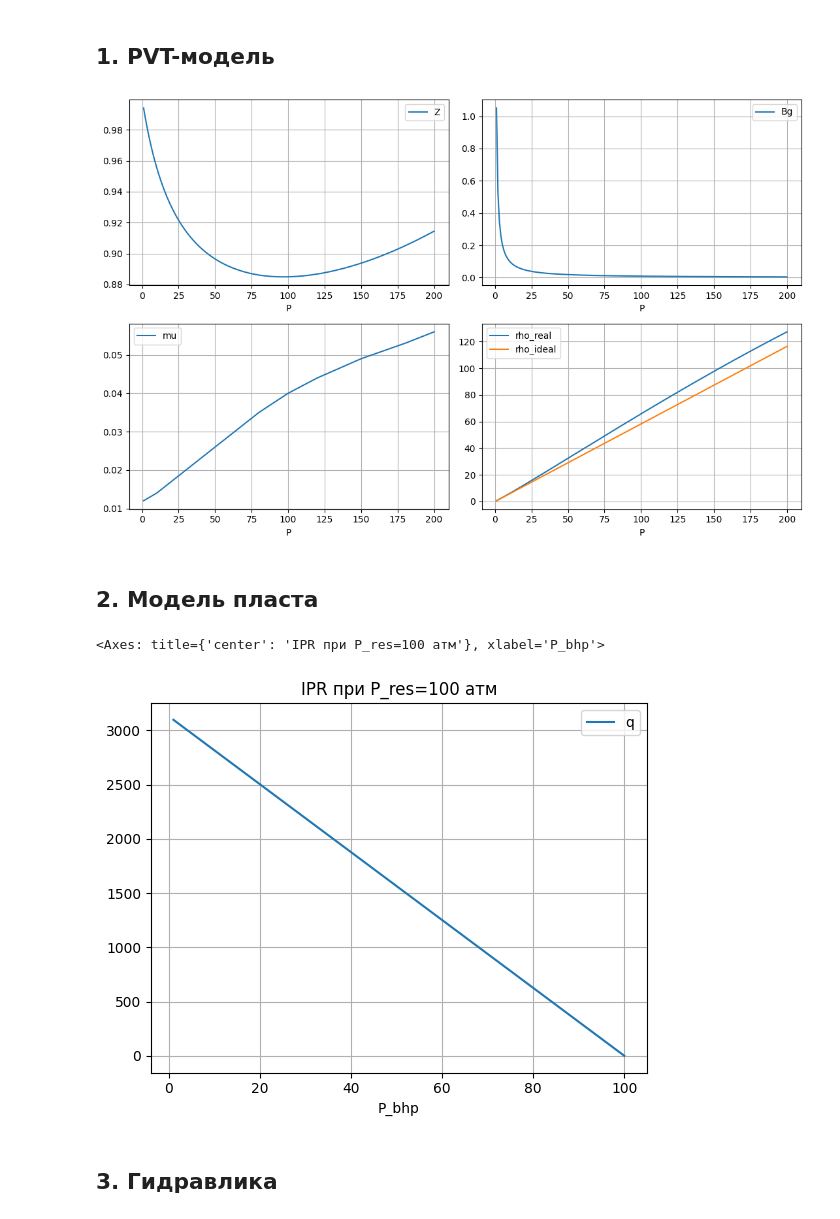
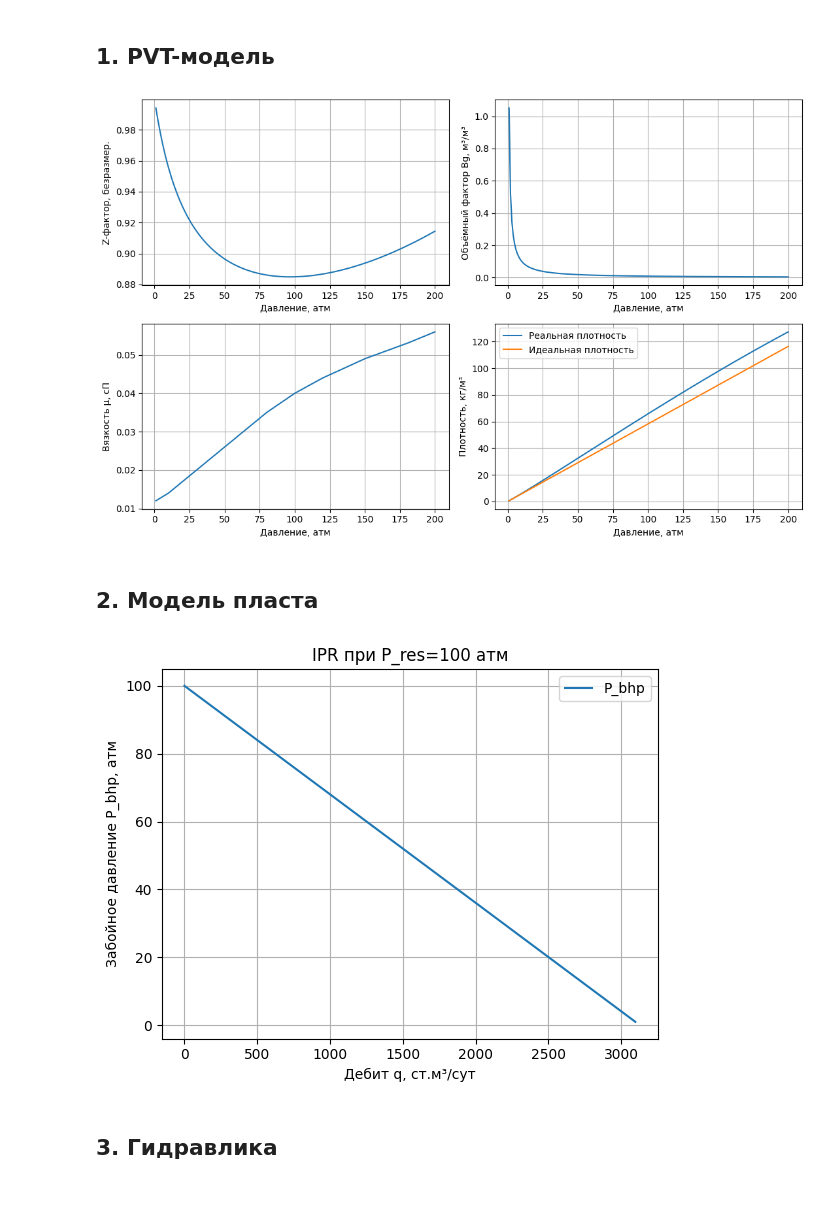
Before and after one commit to benzaiten7/gas_field_simulator, a Jupyter notebook: курсовая.ipynb, the cells around one changed output. Saved outputs shown, nothing was run; the diff lists cells and outputs as text; code cells hidden in the pictures.

```diff
--- a/курсовая.ipynb
+++ b/курсовая.ipynb
@@ -32,7 +32,11 @@ simulator = build_simulator()
 # %% [markdown]
 ## 1. PVT-модель
 # %%
+import matplotlib.pyplot as plt
+import pandas as pd
+
 pressures = list(range(1, 201))
+
 pvt = pd.DataFrame({
     'P': pressures,
     'Z': [fluid.z(p) for p in pressures],
@@ -41,24 +45,47 @@ pvt = pd.DataFrame({
     'rho_real': [fluid.ro(p) for p in pressures],
     'rho_ideal': [p * fluid.ATM_TO_PA * fluid.M / (fluid.R * fluid.T) for p in pressures],
 })
+
 fig, axes = plt.subplots(2, 2, figsize=(11, 7))
-pvt.plot(x='P', y='Z', ax=axes[0, 0], grid=True)
-pvt.plot(x='P', y='Bg', ax=axes[0, 1], grid=True)
-pvt.plot(x='P', y='mu', ax=axes[1, 0], grid=True)
+
+# График 1: Z-фактор
+pvt.plot(x='P', y='Z', ax=axes[0, 0], grid=True, legend=False)
+axes[0, 0].set_xlabel('Давление, атм')
+axes[0, 0].set_ylabel('Z-фактор, безразмер.')
+
+# График 2: Объёмный фактор Bg
+pvt.plot(x='P', y='Bg', ax=axes[0, 1], grid=True, legend=False)
+axes[0, 1].set_xlabel('Давление, атм')
+axes[0, 1].set_ylabel('Объёмный фактор Bg, м³/м³')
+
+# График 3: Вязкость mu
+pvt.plot(x='P', y='mu', ax=axes[1, 0], grid=True, legend=False)
+axes[1, 0].set_xlabel('Давление, атм')
+axes[1, 0].set_ylabel('Вязкость μ, сП')
+
+# График 4: Плотность (реальная и идеальная)
 pvt.plot(x='P', y=['rho_real', 'rho_ideal'], ax=axes[1, 1], grid=True)
+axes[1, 1].set_xlabel('Давление, атм')
+axes[1, 1].set_ylabel('Плотность, кг/м³')
+axes[1, 1].legend(['Реальная плотность', 'Идеальная плотность'])
+
 plt.tight_layout()
+plt.show()
 # %% [output]
-[figure, old version]
+[figure, new version]
 # %% [markdown]
 ## 2. Модель пласта
 # %%
 well = simulator.wells[0]
 bhp = list(range(1, 101))
 ipr = pd.DataFrame({'P_bhp': bhp, 'q': [well.q(100, p) for p in bhp]})
-ipr.plot(x='P_bhp', y='q', grid=True, title='IPR при P_res=100 атм')
+
+ipr.plot(x='q', y='P_bhp', grid=True, title='IPR при P_res=100 атм')
+plt.xlabel('Дебит q, ст.м³/сут')
+plt.ylabel('Забойное давление P_bhp, атм')
+plt.show()
 # %% [output]
-<Axes: title={'center': 'IPR при P_res=100 атм'}, xlabel='P_bhp'>
-[figure, old version]
+[figure, new version]
 # %% [markdown]
 ## 3. Гидравлика
 # %%
```
Also changed, not shown: parts of 4 cells of this notebook, 1 other file.
